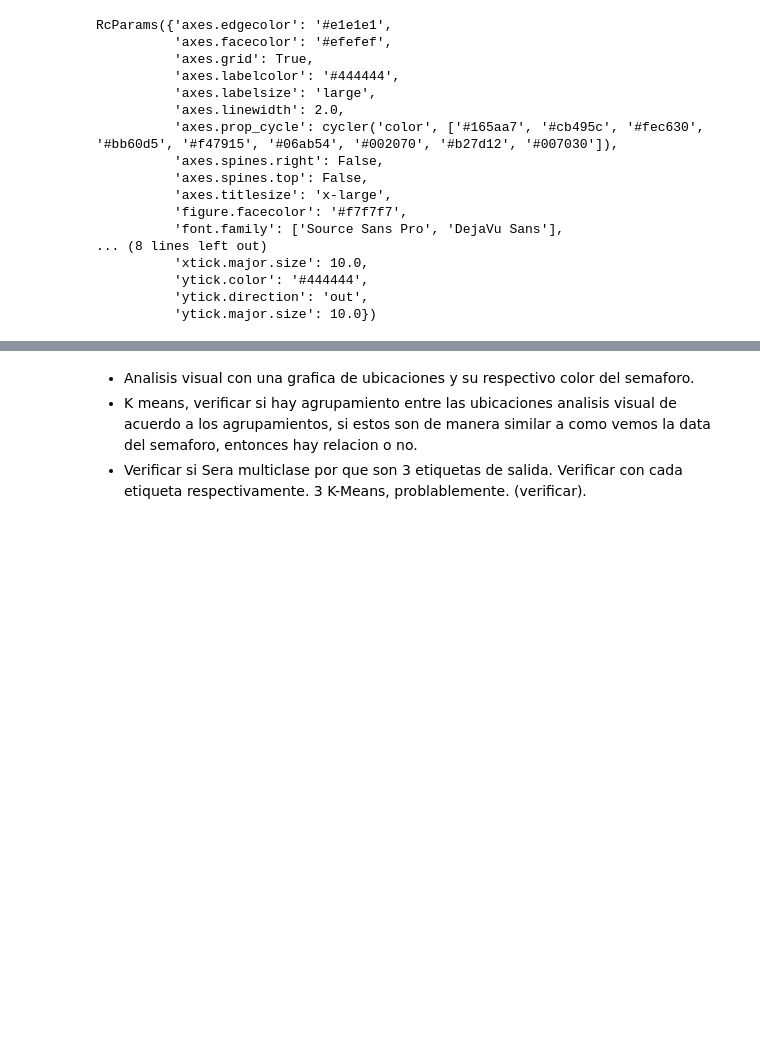
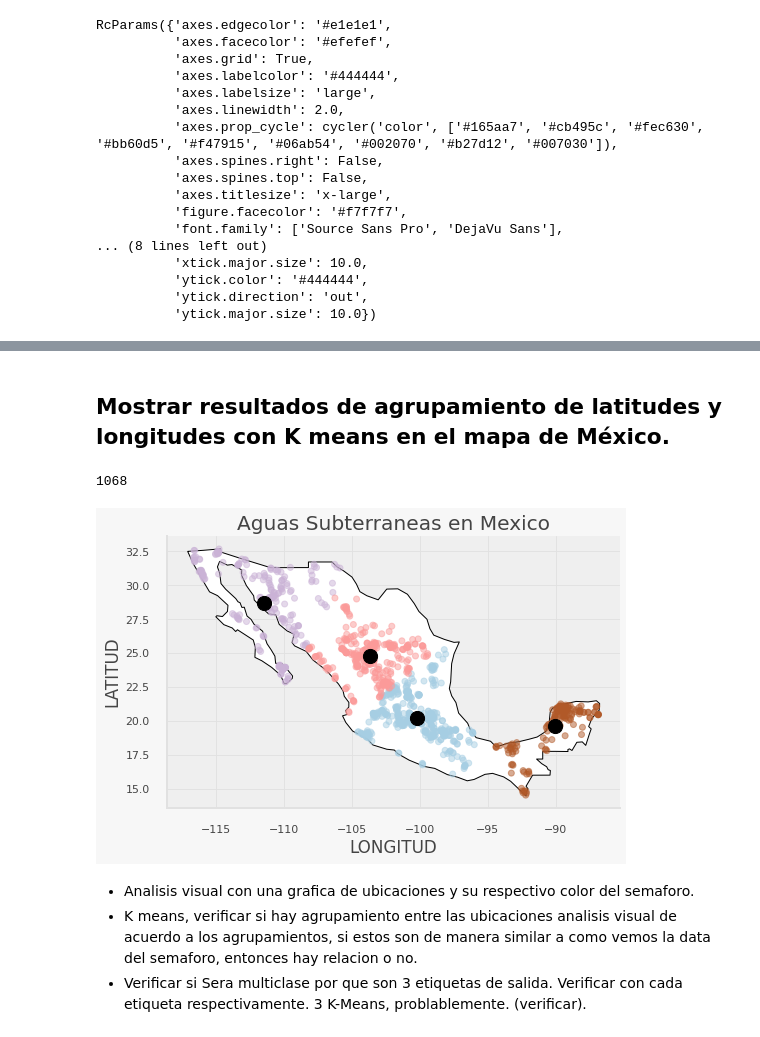
Before and after one commit to PosgradoMNA/actividades-del-projecto-equipo-48, a Jupyter notebook: Reto/Entrega1/Reto_Entrega_1.ipynb, the cells around one changed output, grey strips where cells are left out. Cells and saved outputs as stored; diff of their text form; code cells hidden in the pictures; blank space fills up the shorter version.

```diff
--- a/Reto/Entrega1/Reto_Entrega_1.ipynb
+++ b/Reto/Entrega1/Reto_Entrega_1.ipynb
@@ -424,3 +513,42 @@ Name: SEMAFORO, Length: 1068, dtype: object>
+# %% [markdown]
+## Mostrar resultados de agrupamiento de latitudes y longitudes con K means en el mapa de México.
+# %%
+labels=best_center.labels_
+cluster=pd.DataFrame(labels,columns=["CLUSTER"])
+# %% [output]
+1068
+# %%
+kmeans=pd.concat([latlong,cluster],axis=1) #axis=1, porque vamos a añadir columnas
+# %%
+kmeans["COORDENADAS"] = list(zip(kmeans["LONGITUD"], kmeans["LATITUD"]))
+kmeans["COORDENADAS"] = kmeans["COORDENADAS"].apply(Point)
+# %%
+gdf = gpd.GeoDataFrame(locations, geometry="COORDENADAS") #locations son los centros
+gdf2 = gpd.GeoDataFrame(kmeans, geometry="COORDENADAS") #coordenadas agrupadas con kmeans
+
+
+world = gpd.read_file(gpd.datasets.get_path("naturalearth_lowres"))
+world = world.set_index("iso_a3")
+
+fig, gax = plt.subplots(figsize=(10,5))
+
+# By only plotting rows in which the continent is 'Mexico' we only plot, well,
+world.query("name == 'Mexico'").plot(ax = gax, edgecolor='black', color='white')
+
+gdf2.plot(ax=gax, column = "CLUSTER" , alpha = 0.5,cmap="Paired")
+gdf.plot(ax=gax, color='black', legend=True,markersize=200)
+
+
+gax.set_xlabel('LONGITUD')
+gax.set_ylabel('LATITUD')
+gax.set_title('Aguas Subterraneas en Mexico')
+
+gax.spines['top'].set_visible(False)
+gax.spines['right'].set_visible(False)
+
+plt.show()
+# %% [output]
+[figure, added]
 # %% [markdown]
 -  Analisis visual con una grafica de ubicaciones y su respectivo color del semaforo.
 - K means, verificar si hay agrupamiento entre las ubicaciones analisis visual de acuerdo a los agrupamientos, si estos son de manera similar a como vemos la data del semaforo, entonces hay relacion o no.
```
Also changed, not shown: parts of 21 cells of this notebook.
